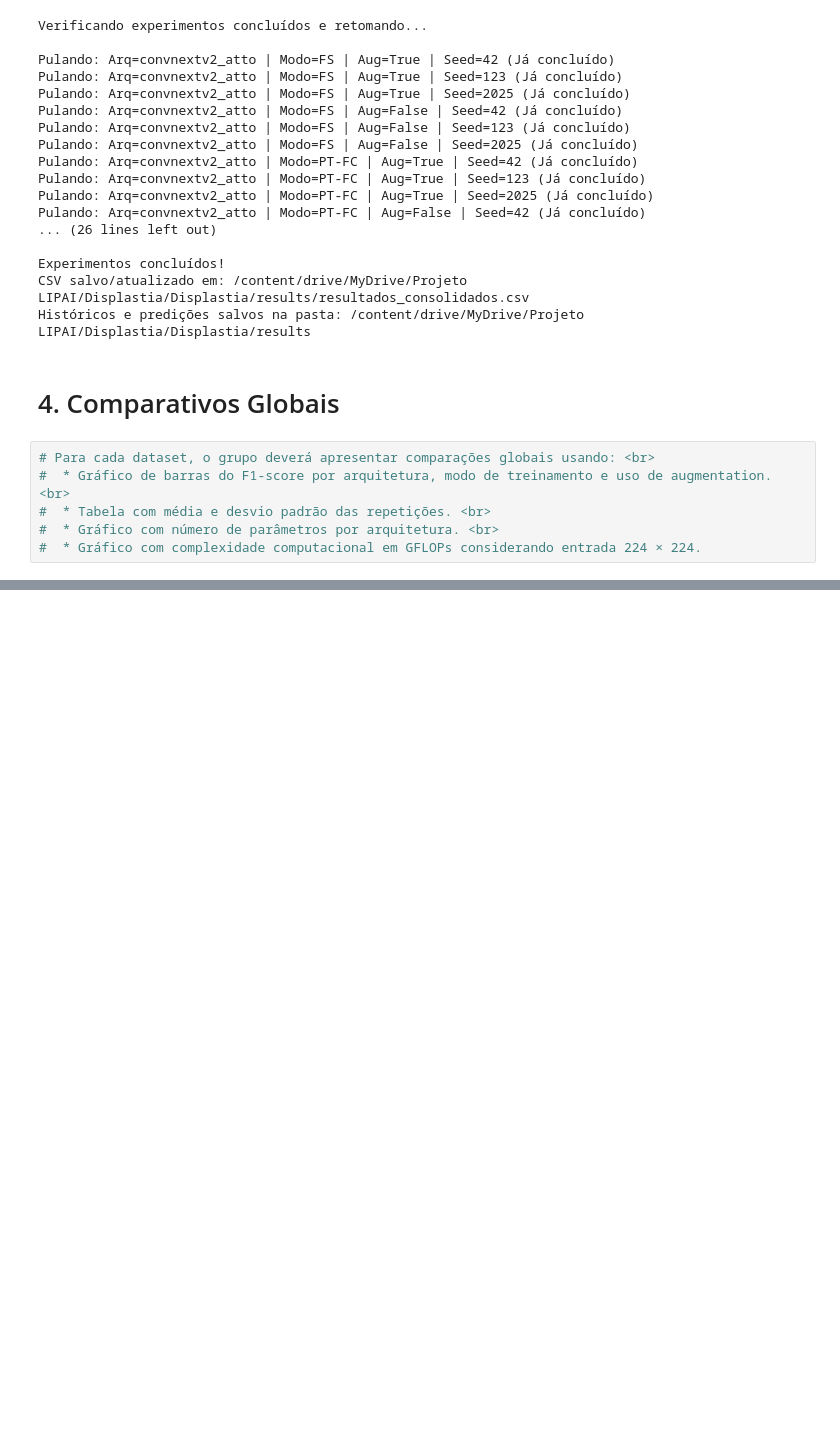
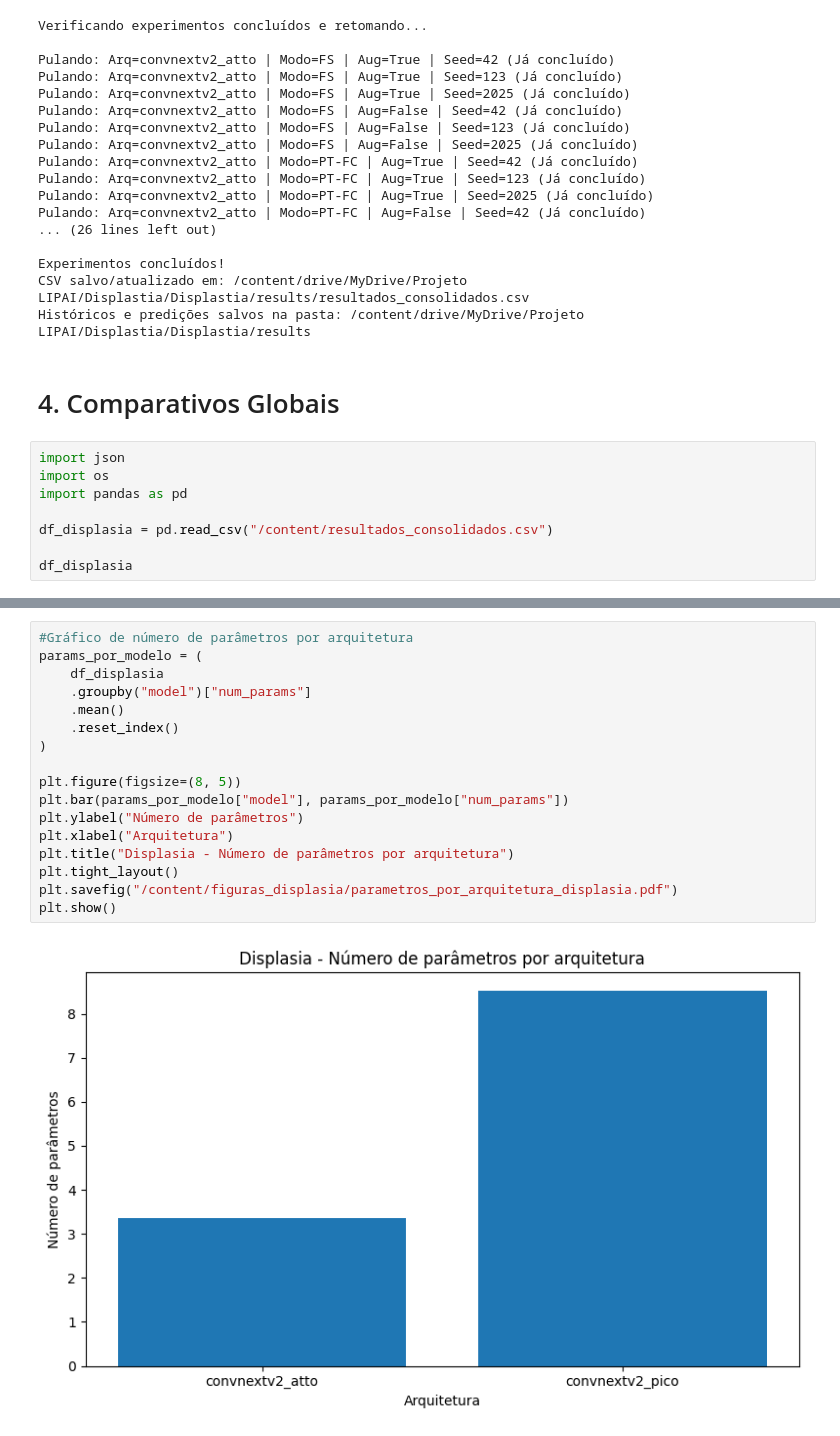
Before and after one commit to LIPAI-Org/Proj2_GrupoC, a Jupyter notebook: Displastia.ipynb, the cells around one changed output, grey strips where cells are left out. Saved outputs shown, nothing was run; the diff lists cells and outputs as text; blank space fills up the shorter version.

```diff
--- a/Displastia.ipynb
+++ b/Displastia.ipynb
@@ -545,8 +545,10 @@ Históricos e predições salvos na pasta: /content/drive/MyDrive/Projeto LIPAI/
 # %% [markdown]
 # 4. Comparativos Globais
 # %%
-# Para cada dataset, o grupo deverá apresentar comparações globais usando: <br>
-#  * Gráfico de barras do F1-score por arquitetura, modo de treinamento e uso de augmentation. <br>
-#  * Tabela com média e desvio padrão das repetições. <br>
-#  * Gráfico com número de parâmetros por arquitetura. <br>
-#  * Gráfico com complexidade computacional em GFLOPs considerando entrada 224 × 224.
+import json
+import os
+import pandas as pd
+
+df_displasia = pd.read_csv("/content/resultados_consolidados.csv")
+
+df_displasia
@@ -552,0 +886,19 @@ Históricos e predições salvos na pasta: /content/drive/MyDrive/Projeto LIPAI/
+# %%
+#Gráfico de número de parâmetros por arquitetura
+params_por_modelo = (
+    df_displasia
+    .groupby("model")["num_params"]
+    .mean()
+    .reset_index()
+)
+
+plt.figure(figsize=(8, 5))
+plt.bar(params_por_modelo["model"], params_por_modelo["num_params"])
+plt.ylabel("Número de parâmetros")
+plt.xlabel("Arquitetura")
+plt.title("Displasia - Número de parâmetros por arquitetura")
+plt.tight_layout()
+plt.savefig("/content/figuras_displasia/parametros_por_arquitetura_displasia.pdf")
+plt.show()
+# %% [output]
+[figure, added]
```
Also changed, not shown: parts of 35 cells of this notebook, 1 other file.
